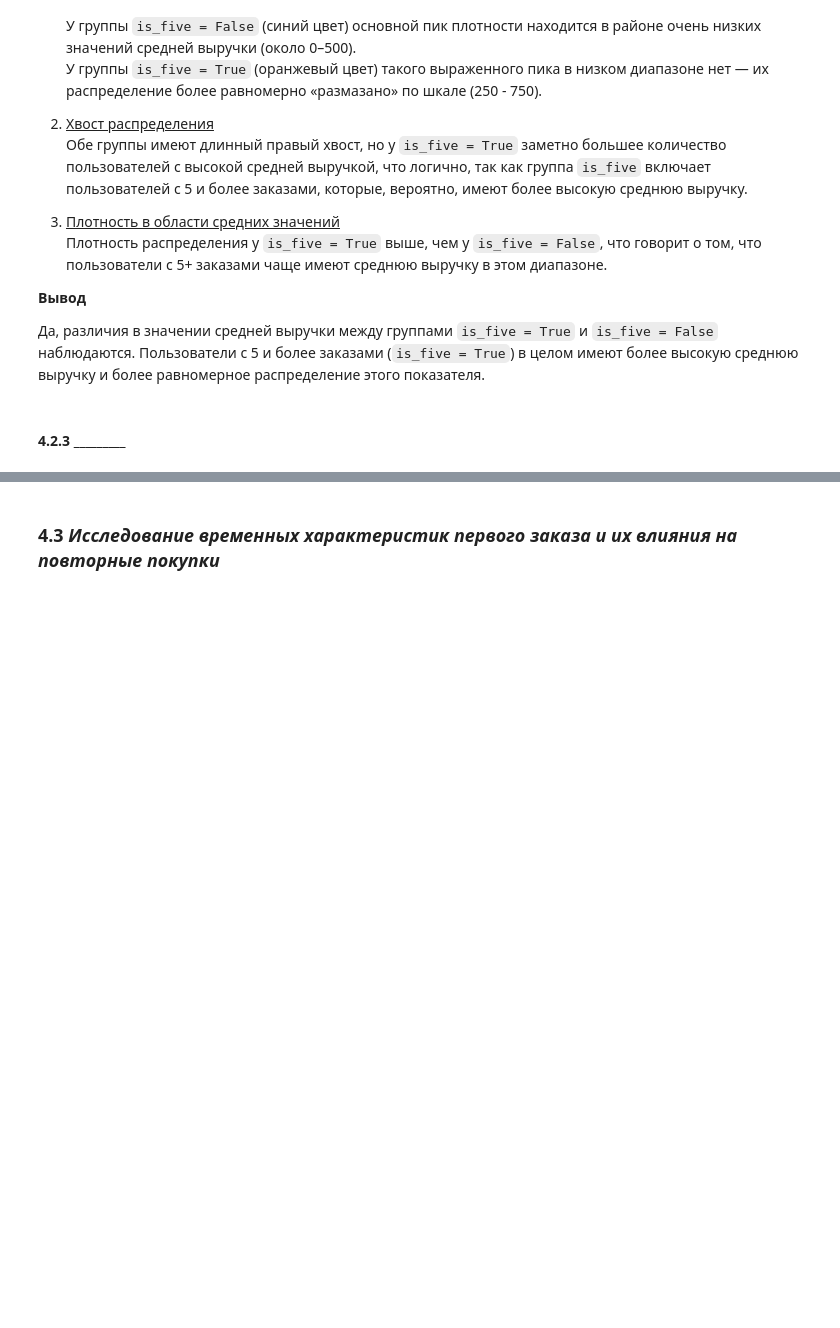
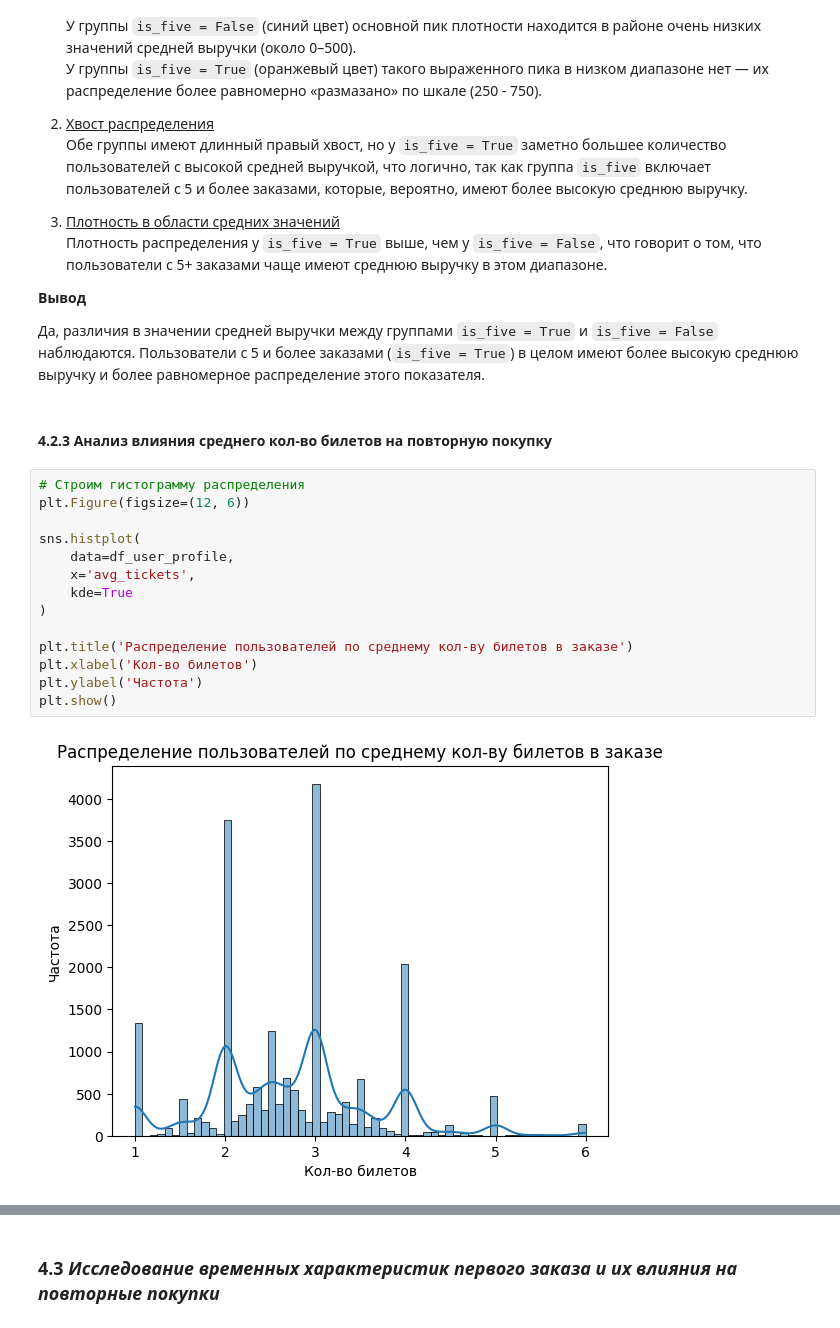
Before and after one commit to MEYakunin/Sprint9_Yandex_Afisha, a Jupyter notebook: Project.ipynb, the cells around one changed output, grey strips where cells are left out. Cells and saved outputs as stored; diff of their text form; blank space fills up the shorter version.

Commit message:
Подраздел 4.2.3 Анализ влияния среднего кол-во билетов на повторную покупку

```diff
--- a/Project.ipynb
+++ b/Project.ipynb
@@ -1165,4 +1165,20 @@ plt.show()
 
 Да, различия в значении средней выручки между группами `is_five = True` и `is_five = False` наблюдаются. Пользователи с 5 и более заказами (`is_five = True`) в целом имеют более высокую среднюю выручку и более равномерное распределение этого показателя.
 # %% [markdown]
-#### 4.2.3 _________
+#### 4.2.3 Анализ влияния среднего кол-во билетов на повторную покупку
+# %%
+# Строим гистограмму распределения
+plt.Figure(figsize=(12, 6))
+
+sns.histplot(
+    data=df_user_profile,
+    x='avg_tickets',
+    kde=True
+)
+
+plt.title('Распределение пользователей по среднему кол-ву билетов в заказе')
+plt.xlabel('Кол-во билетов')
+plt.ylabel('Частота')
+plt.show()
+# %% [output]
+[figure, added]
```
Also changed, not shown: parts of 7 cells of this notebook.
